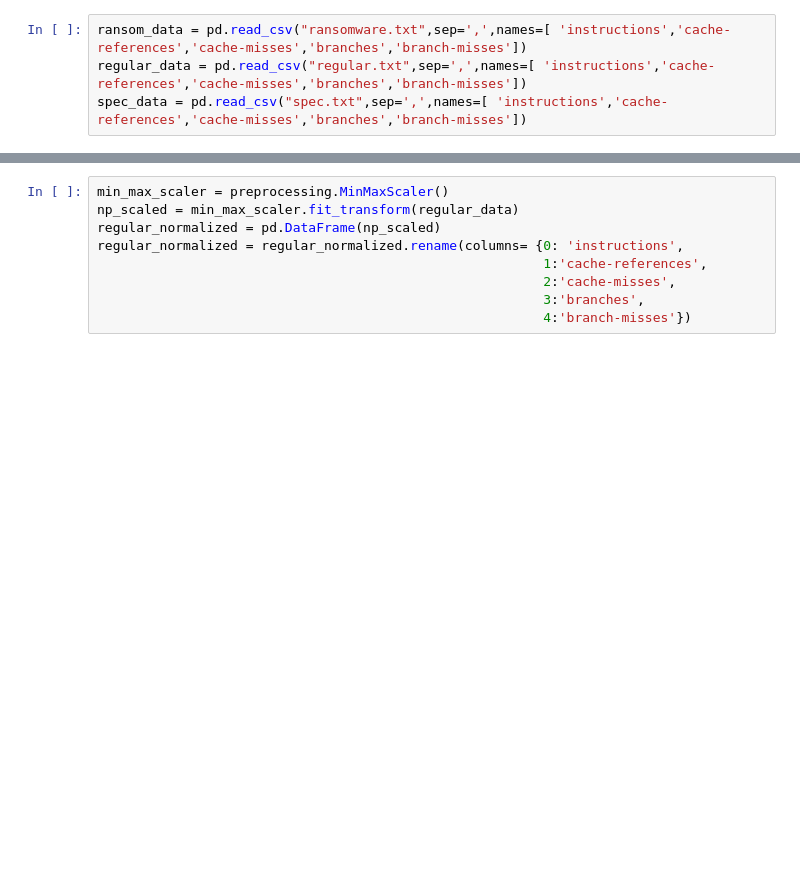
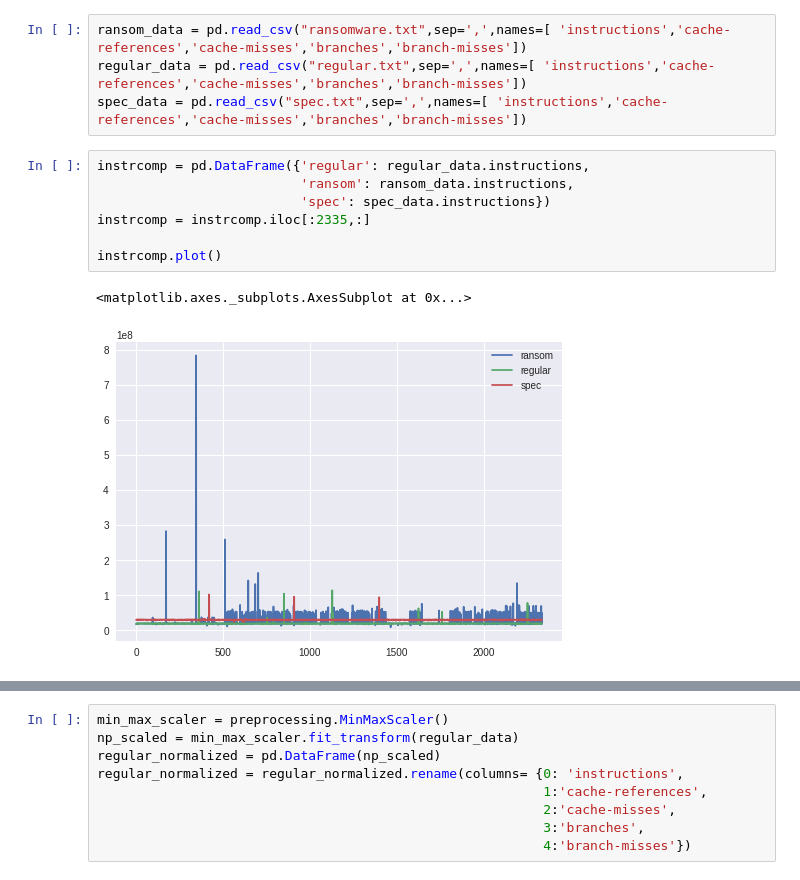
Before and after one commit to kumarshankar/Ransomware-Detector, a Jupyter notebook: FADML_wannacry1.ipynb, the cells around one changed output, grey strips where cells are left out. Saved outputs shown, nothing was run; the diff lists cells and outputs as text; blank space fills up the shorter version.

```diff
--- a/FADML_wannacry1.ipynb
+++ b/FADML_wannacry1.ipynb
@@ -32,3 +34,13 @@ User uploaded file "spec.txt" with length 410860 bytes
 ransom_data = pd.read_csv("ransomware.txt",sep=',',names=[ 'instructions','cache-references','cache-misses','branches','branch-misses'])
 regular_data = pd.read_csv("regular.txt",sep=',',names=[ 'instructions','cache-references','cache-misses','branches','branch-misses'])
 spec_data = pd.read_csv("spec.txt",sep=',',names=[ 'instructions','cache-references','cache-misses','branches','branch-misses'])
+# %%
+instrcomp = pd.DataFrame({'regular': regular_data.instructions,
+                          'ransom': ransom_data.instructions,
+                          'spec': spec_data.instructions})
+instrcomp = instrcomp.iloc[:2335,:]
+
+instrcomp.plot()
+# %% [output]
+<matplotlib.axes._subplots.AxesSubplot at 0x...>
+[figure, added]
```
Also changed, not shown: parts of 10 cells of this notebook.
